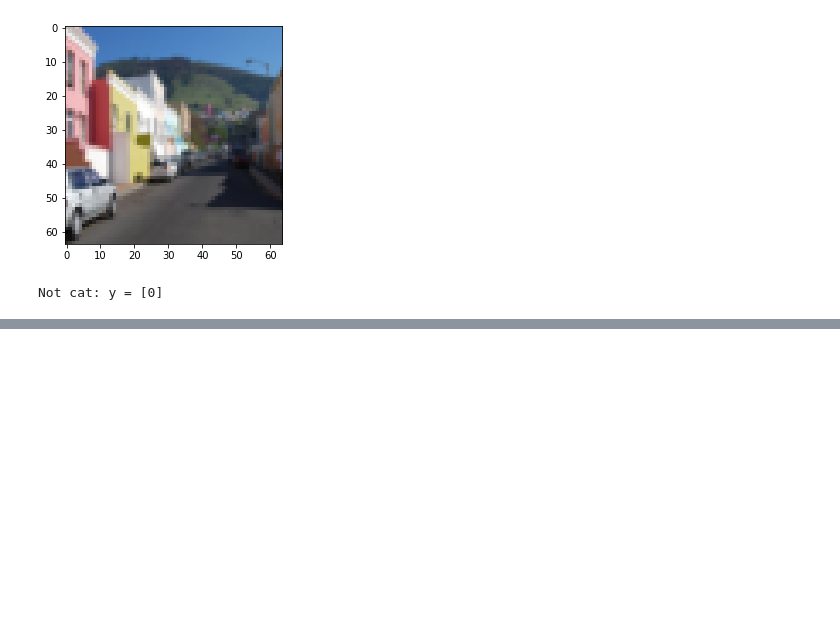
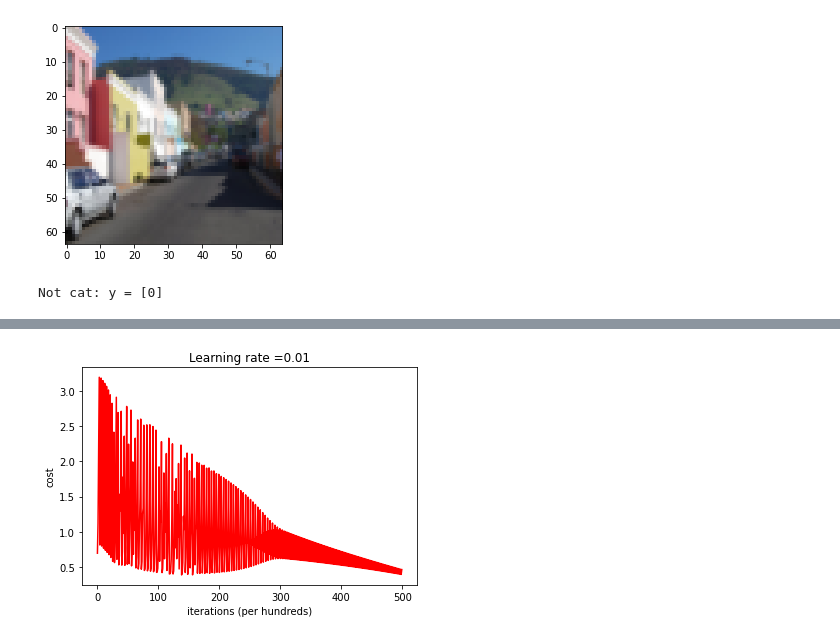
Before and after one commit to lkarjun/data-science-from-scratch, a Jupyter notebook: 18 Neural Network/playground_1_.ipynb, the cells around one changed output, grey strips where cells are left out. Cells and saved outputs as stored; diff of their text form; code cells hidden in the pictures; blank space fills up the shorter version.

```diff
--- a/18 Neural Network/playground_1_.ipynb
+++ b/18 Neural Network/playground_1_.ipynb
@@ -118,10 +118,10 @@ predictions = [[1. 1. 0.]]
 # %% [markdown]
 ## Merging all functions
 # %%
-def model(X_train, Y_train, X_test, Y_test, num_iterations = 500, learning_rate = 0.5):
+def model(X_train, Y_train, X_test, Y_test, num_iterations = 500, learning_rate = 0.01):
     w, b = initialize_with_zeros(X_train.shape[0])
 
-    parameters, grads, costs, allcost = optimize(w, b, X_train, Y_train, num_iteration=num_iteration,
+    parameters, grads, costs, allcost = optimize(w, b, X_train, Y_train, num_iteration=num_iterations,
                                         learning_rate=learning_rate)
 
     w = parameters['w']
@@ -134,8 +134,8 @@ def model(X_train, Y_train, X_test, Y_test, num_iterations = 500, learning_rate
     print(f"accuracy: {100 - np.mean(np.abs(Y_prediction_test - Y_test)) * 100}")
 
     d = {"costs": costs,
+         "all_costs" : allcost,
          "Y_prediction_test": Y_prediction_test,
-         "Y_prediction_train" : Y_prediction_train,
          "w" : w,
          "b" : b,
          "learning_rate" : learning_rate,
@@ -157,0 +166,3 @@ Not cat: y = [0]
+# %%
+X_train = X_train.reshape(X_train.shape[0], -1).T
+X_test = X_test.reshape(X_test.shape[0], -1).T
@@ -157,0 +178,3 @@ Not cat: y = [0]
+# %%
+X_train = X_train / 255
+X_test = X_test / 255
@@ -157,0 +183,2 @@ Not cat: y = [0]
+# %%
+d = model(X_train, Y_train, X_test, Y_test, num_iterations=500)
@@ -157,0 +193,9 @@ Not cat: y = [0]
+# %%
+# Plot learning curve (with costs)
+plt.plot(d['all_costs'], color='red')
+plt.ylabel('cost')
+plt.xlabel('iterations (per hundreds)')
+plt.title("Learning rate =" + str(d["learning_rate"]))
+plt.show()
+# %% [output]
+[figure, added]
```
Also changed, not shown: parts of 8 cells of this notebook.
